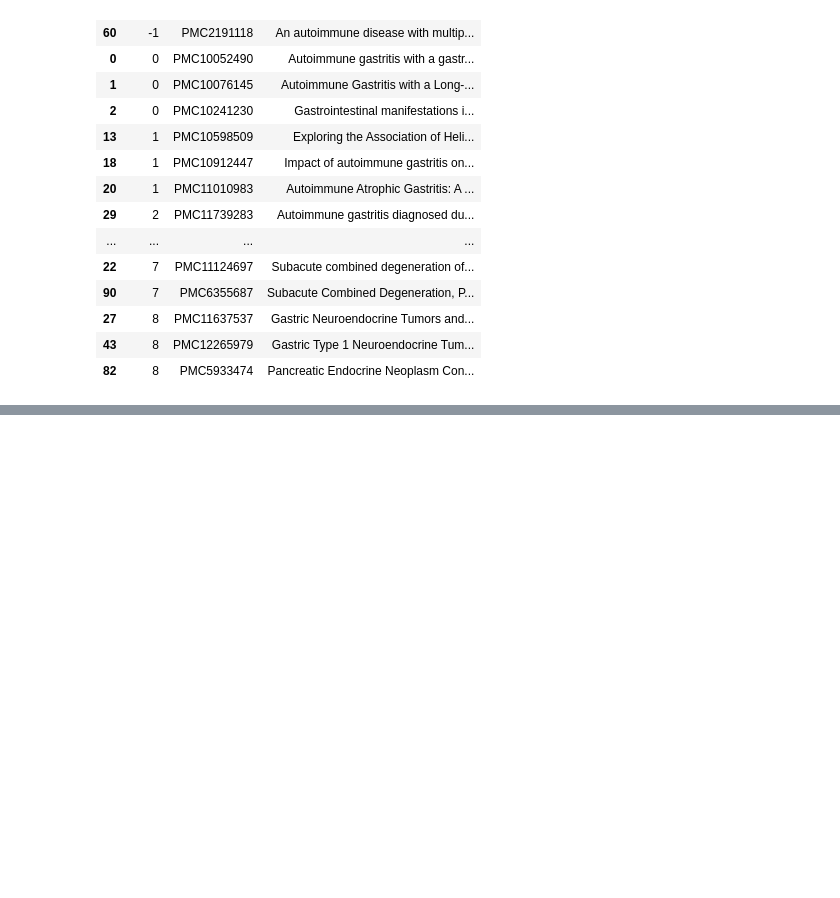
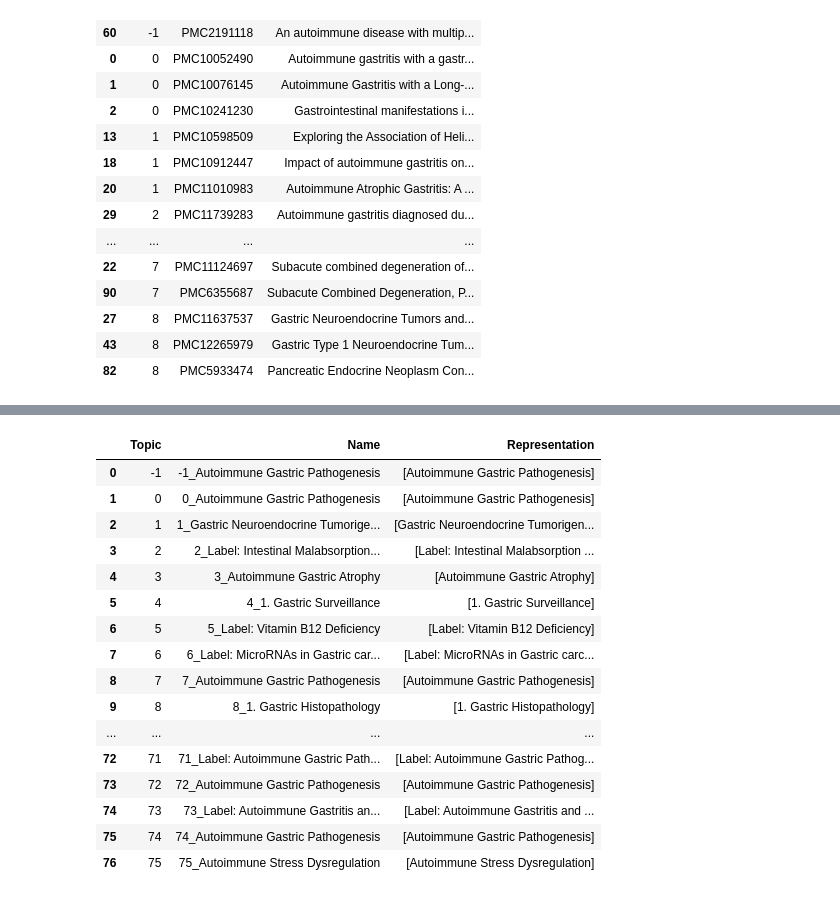
Before and after one commit to MothEars/SCI501_Project, a Jupyter notebook: notebooks/BERTopic.ipynb, the cells around one changed output, grey strips where cells are left out. Cells and saved outputs as stored; diff of their text form; code cells hidden in the pictures; blank space fills up the shorter version.

```diff
--- a/notebooks/BERTopic.ipynb
+++ b/notebooks/BERTopic.ipynb
@@ -1303,0 +1309,9 @@ model.get_topic_info().to_csv(
+# %%
+# Connect to the local Ollama server
+client = openai.OpenAI(
+    base_url="http://localhost:11434/v1",
+    api_key="ollama"
+)
+# %%
+# Select the local LLM
+MODEL = "llama3.2"
@@ -1303,0 +1348,38 @@ model.get_topic_info().to_csv(
+# %%
+# Create the BERTopic representation model
+representation_model = OpenAI(
+    client,
+    model=MODEL,
+    prompt=PROMPT,
+    nr_docs=1000
+)
+# %%
+# Update the existing topic representations using Ollama
+passage_model.update_topics(
+    diagnostic_corpus["model_text"].tolist(),
+    representation_model=representation_model
+)
+# %%
+# Display all topic names
+topic_info = passage_model.get_topic_info()
+
+with pd.option_context("display.max_rows", None):
+    display(topic_info[["Topic", "Name", "Representation"]])
+# %% [output]
+|  | Topic | Name | Representation |
+| 0 | -1 | -1_Autoimmune Gastric Pathogenesis | [Autoimmune Gastric Pathogenesis] |
+| 1 | 0 | 0_Autoimmune Gastric Pathogenesis | [Autoimmune Gastric Pathogenesis] |
+| 2 | 1 | 1_Gastric Neuroendocrine Tumorige... | [Gastric Neuroendocrine Tumorigen... |
+| 3 | 2 | 2_Label: Intestinal Malabsorption... | [Label: Intestinal Malabsorption ... |
+| 4 | 3 | 3_Autoimmune Gastric Atrophy | [Autoimmune Gastric Atrophy] |
+| 5 | 4 | 4_1. Gastric Surveillance | [1. Gastric Surveillance] |
+| 6 | 5 | 5_Label: Vitamin B12 Deficiency | [Label: Vitamin B12 Deficiency] |
+| 7 | 6 | 6_Label: MicroRNAs in Gastric car... | [Label: MicroRNAs in Gastric carc... |
+| 8 | 7 | 7_Autoimmune Gastric Pathogenesis | [Autoimmune Gastric Pathogenesis] |
+| 9 | 8 | 8_1. Gastric Histopathology | [1. Gastric Histopathology] |
+| ... | ... | ... | ... |
+| 72 | 71 | 71_Label: Autoimmune Gastric Path... | [Label: Autoimmune Gastric Pathog... |
+| 73 | 72 | 72_Autoimmune Gastric Pathogenesis | [Autoimmune Gastric Pathogenesis] |
+| 74 | 73 | 73_Label: Autoimmune Gastritis an... | [Label: Autoimmune Gastritis and ... |
+| 75 | 74 | 74_Autoimmune Gastric Pathogenesis | [Autoimmune Gastric Pathogenesis] |
+| 76 | 75 | 75_Autoimmune Stress Dysregulation | [Autoimmune Stress Dysregulation] |
```
Also changed, not shown: parts of 15 cells of this notebook.
